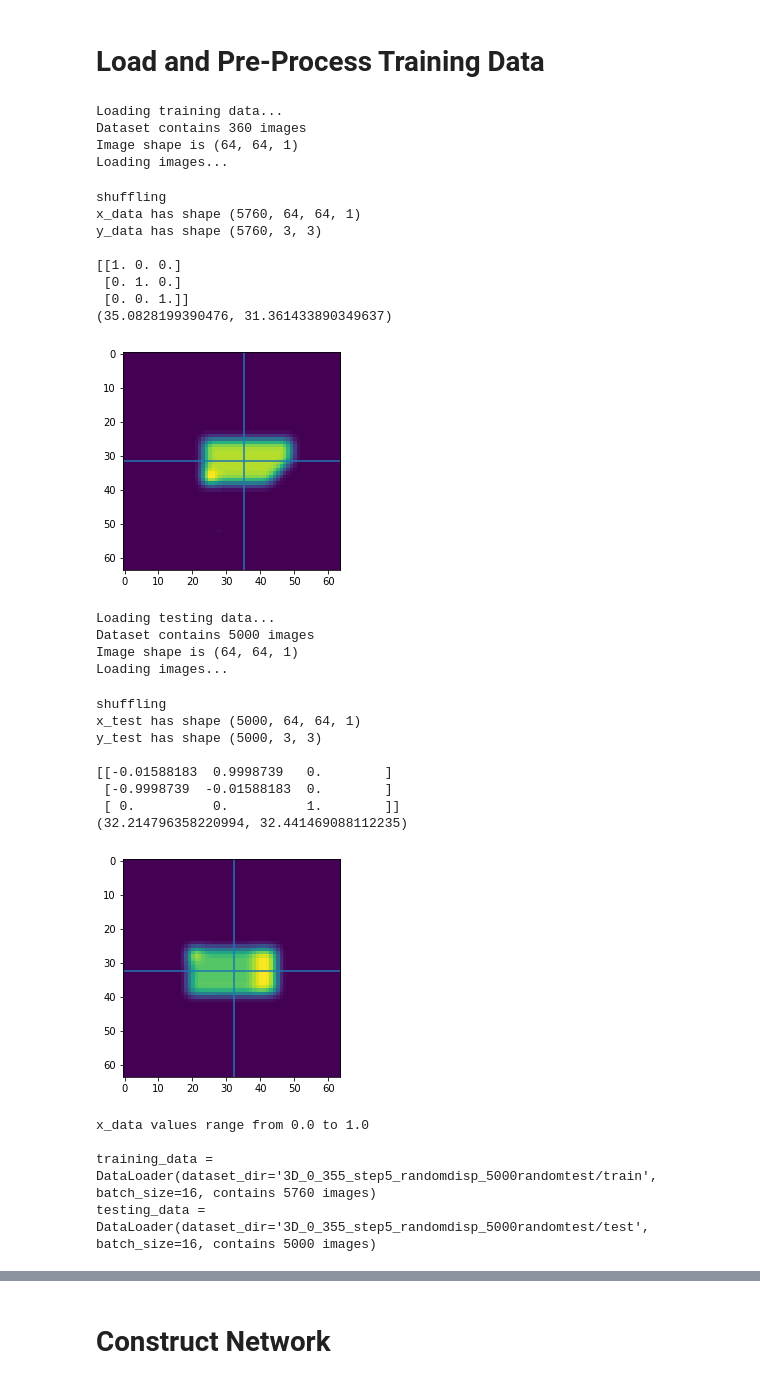
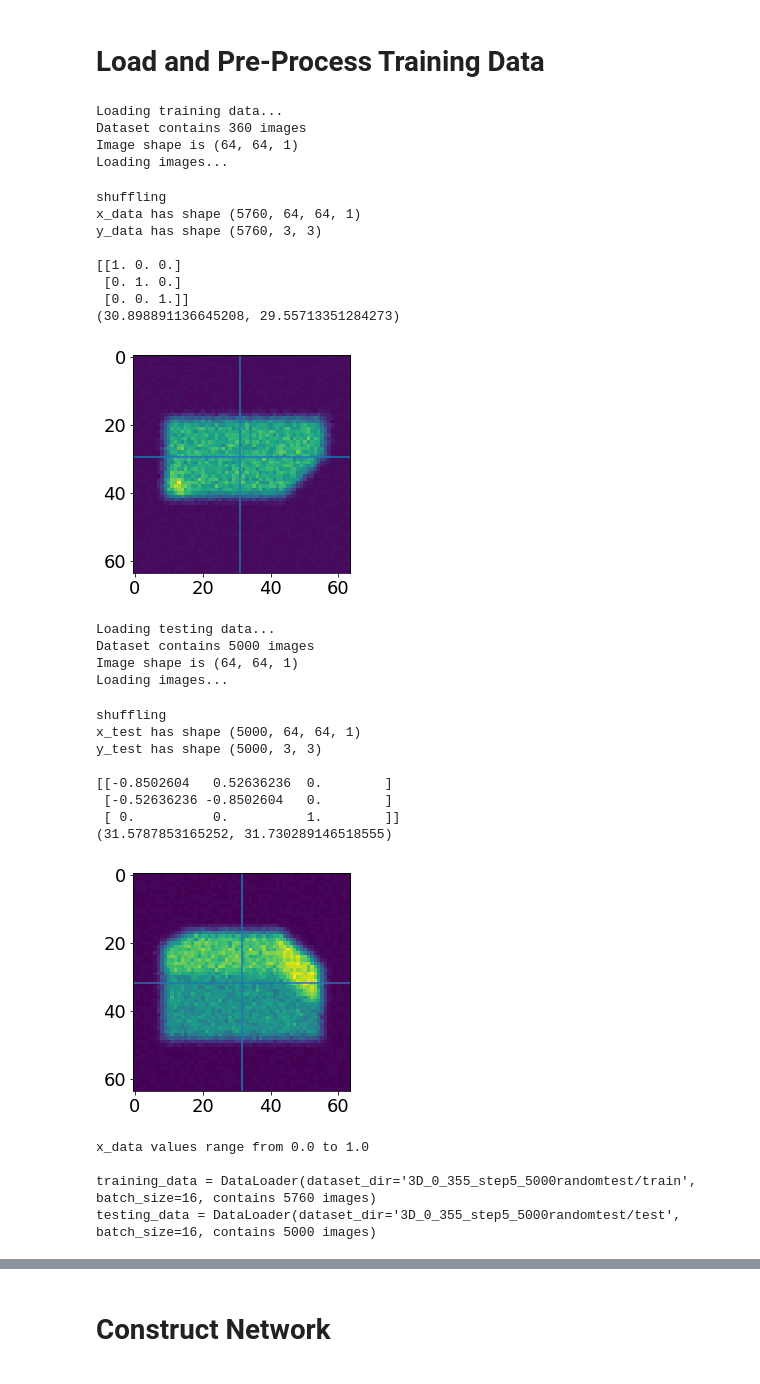
Before and after one commit to SEMOrientation/Y4ProjectNotebooks, a Jupyter notebook: 3D_Network.ipynb, the cells around one changed output, grey strips where cells are left out. Cells and saved outputs as stored; diff of their text form; code cells hidden in the pictures.

```diff
--- a/3D_Network.ipynb
+++ b/3D_Network.ipynb
@@ -27,13 +27,13 @@ Tue Mar  8 01:37:41 2022
 # Download Dataset
 # %%
 import os
-DATASET_FILE = "3D_0_355_step5_randomdisp_5000randomtest.zip"
-DATASET_DIR = "3D_0_355_step5_randomdisp_5000randomtest"
+DATASET_FILE = "3D_0_355_step5_5000randomtest.zip"
+DATASET_DIR = "3D_0_355_step5_5000randomtest"
 #!rm -rf "$DATASET_DIR"
 #!curl -L https://github.com/joshbarrass/Y4ProjectNotebooks/raw/master/$DATASET_FILE > "$DATASET_FILE"
 from google.colab import drive
 drive_dir = "/drive"
-drive.mount(drive_dir)
+drive.mount(drive_dir, force_remount=True)
 DATASET_FILE = os.path.join(drive_dir, "MyDrive", DATASET_FILE)
 !unzip -d "$DATASET_DIR" "$DATASET_FILE" > /dev/null
 # %% [output]
@@ -585,7 +585,7 @@ print("Loading training data...")
 training_data = DataLoader(os.path.join(DATASET_DIR, "train"), batch_size=16,
                            onload=[
                                    onload_GaussianBlur(GAUSS_RADIUS),
-                                   #onload_SEMNoise(),
+                                   onload_SEMNoise(),
                                    onload_MedianResizeImage(RESIZE_SHAPE),
                                    ],
                            preproc=[
@@ -596,7 +596,7 @@ training_data = DataLoader(os.path.join(DATASET_DIR, "train"), batch_size=16,
                            aug=[
                                 #preproc_LinearAug((0.75, 1.0), (0.0, 0.0)),
                                 preproc_ContrastAug(0.9, 1.0),
-                                preproc_BrightnessAug(-10/255., 0),
+                                #preproc_BrightnessAug(-10/255., 0),
                                 preproc_Shuffle(),
                            ]
                            )
@@ -620,7 +620,7 @@ print("\nLoading testing data...")
 testing_data = DataLoader(os.path.join(DATASET_DIR, "test"), batch_size=16,
                           onload=[
                                    onload_GaussianBlur(GAUSS_RADIUS),
-                                   #onload_SEMNoise(),
+                                   onload_SEMNoise(),
                                    onload_MedianResizeImage(RESIZE_SHAPE),
                                  ],
                           preproc=[
@@ -643,43 +643,43 @@ plt.axvline(COM[0])
 plt.axhline(COM[1])
 print(rot1)
 print(COM)
 plt.show()
 
 print(f"\nx_data values range from {np.min(training_data.xdata)} to {np.max(training_data.xdata)}")
 
 print(f"\ntraining_data = {training_data}")
 print(f"testing_data = {testing_data}")
 # %% [output]
 Loading training data...
 Dataset contains 360 images
 Image shape is (64, 64, 1)
 Loading images...
 shuffling
 x_data has shape (5760, 64, 64, 1)
 y_data has shape (5760, 3, 3)
 
 [[1. 0. 0.]
  [0. 1. 0.]
  [0. 0. 1.]]
-(35.0828199390476, 31.361433890349637)
+(30.898891136645208, 29.55713351284273)
-[figure, old version]
+[figure, new version]
 Loading testing data...
 Dataset contains 5000 images
 Image shape is (64, 64, 1)
 Loading images...
 shuffling
 x_test has shape (5000, 64, 64, 1)
 y_test has shape (5000, 3, 3)
 
-[[-0.01588183  0.9998739   0.        ]
- [-0.9998739  -0.01588183  0.        ]
+[[-0.8502604   0.52636236  0.        ]
+ [-0.52636236 -0.8502604   0.        ]
  [ 0.          0.          1.        ]]
-(32.214796358220994, 32.441469088112235)
+(31.5787853165252, 31.730289146518555)
-[figure, old version]
+[figure, new version]
 x_data values range from 0.0 to 1.0
 
-training_data = DataLoader(dataset_dir='3D_0_355_step5_randomdisp_5000randomtest/train', batch_size=16, contains 5760 images)
-testing_data = DataLoader(dataset_dir='3D_0_355_step5_randomdisp_5000randomtest/test', batch_size=16, contains 5000 images)
+training_data = DataLoader(dataset_dir='3D_0_355_step5_5000randomtest/train', batch_size=16, contains 5760 images)
+testing_data = DataLoader(dataset_dir='3D_0_355_step5_5000randomtest/test', batch_size=16, contains 5000 images)
 # %%
 i = 4
 im = training_data[i][0][0].reshape(RESIZE_SHAPE).T
```
Also changed, not shown: parts of 12 cells of this notebook.
